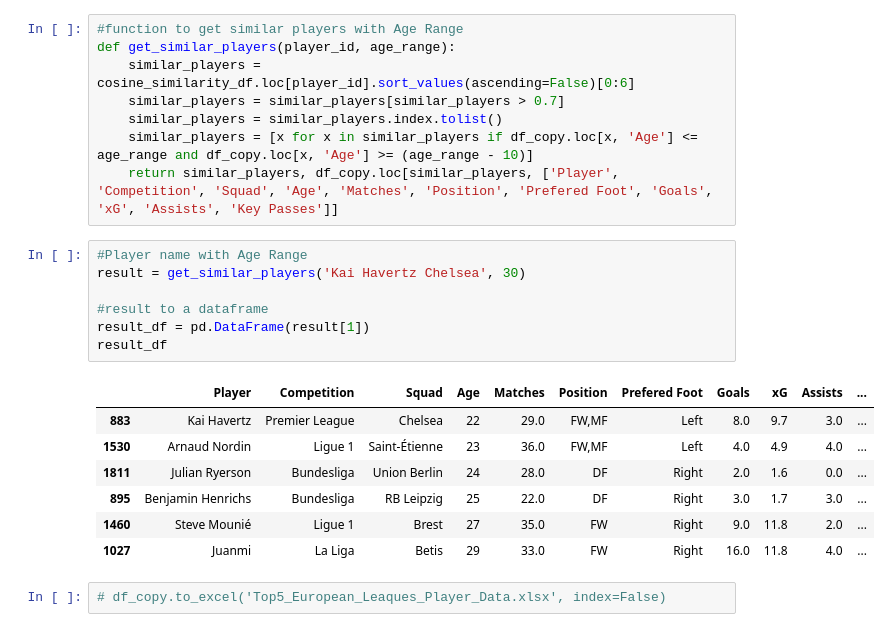
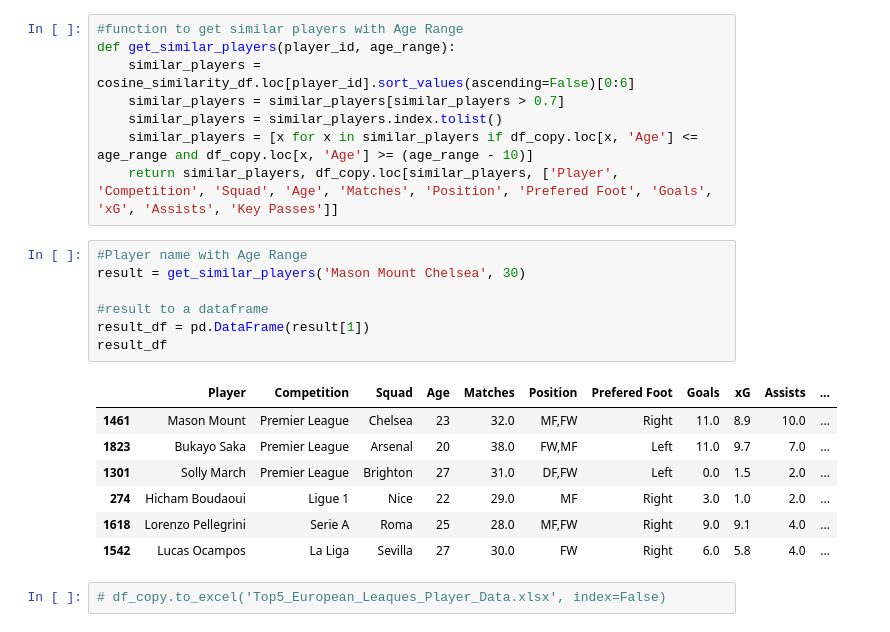
Before and after one commit to probablyvivek/Football, a Jupyter notebook: Football_Player_Recommender.ipynb, the cells around one changed output. Drawn from its saved outputs; the diff is of its cells as text.

Commit message:
Player Changed as an example

```diff
--- a/Football_Player_Recommender.ipynb
+++ b/Football_Player_Recommender.ipynb
@@ -253,18 +253,18 @@ def get_similar_players(player_id, age_range):
     return similar_players, df_copy.loc[similar_players, ['Player', 'Competition', 'Squad', 'Age', 'Matches', 'Position', 'Prefered Foot', 'Goals', 'xG', 'Assists', 'Key Passes']]
 # %%
 #Player name with Age Range
-result = get_similar_players('Kai Havertz Chelsea', 30)
+result = get_similar_players('Mason Mount Chelsea', 30)
 
 #result to a dataframe
 result_df = pd.DataFrame(result[1])
 result_df
 # %% [output]
 |  | Player | Competition | Squad | Age | Matches | Position | Prefered Foot | Goals | xG | Assists | ... |
-| 883 | Kai Havertz | Premier League | Chelsea | 22 | 29.0 | FW,MF | Left | 8.0 | 9.7 | 3.0 | ... |
-| 1530 | Arnaud Nordin | Ligue 1 | Saint-Étienne | 23 | 36.0 | FW,MF | Left | 4.0 | 4.9 | 4.0 | ... |
-| 1811 | Julian Ryerson | Bundesliga | Union Berlin | 24 | 28.0 | DF | Right | 2.0 | 1.6 | 0.0 | ... |
-| 895 | Benjamin Henrichs | Bundesliga | RB Leipzig | 25 | 22.0 | DF | Right | 3.0 | 1.7 | 3.0 | ... |
-| 1460 | Steve Mounié | Ligue 1 | Brest | 27 | 35.0 | FW | Right | 9.0 | 11.8 | 2.0 | ... |
-| 1027 | Juanmi | La Liga | Betis | 29 | 33.0 | FW | Right | 16.0 | 11.8 | 4.0 | ... |
+| 1461 | Mason Mount | Premier League | Chelsea | 23 | 32.0 | MF,FW | Right | 11.0 | 8.9 | 10.0 | ... |
+| 1823 | Bukayo Saka | Premier League | Arsenal | 20 | 38.0 | FW,MF | Left | 11.0 | 9.7 | 7.0 | ... |
+| 1301 | Solly March | Premier League | Brighton | 27 | 31.0 | DF,FW | Left | 0.0 | 1.5 | 2.0 | ... |
+| 274 | Hicham Boudaoui | Ligue 1 | Nice | 22 | 29.0 | MF | Right | 3.0 | 1.0 | 2.0 | ... |
+| 1618 | Lorenzo Pellegrini | Serie A | Roma | 25 | 28.0 | MF,FW | Right | 9.0 | 9.1 | 4.0 | ... |
+| 1542 | Lucas Ocampos | La Liga | Sevilla | 27 | 30.0 | FW | Right | 6.0 | 5.8 | 4.0 | ... |
 # %%
 # df_copy.to_excel('Top5_European_Leaques_Player_Data.xlsx', index=False)
```
